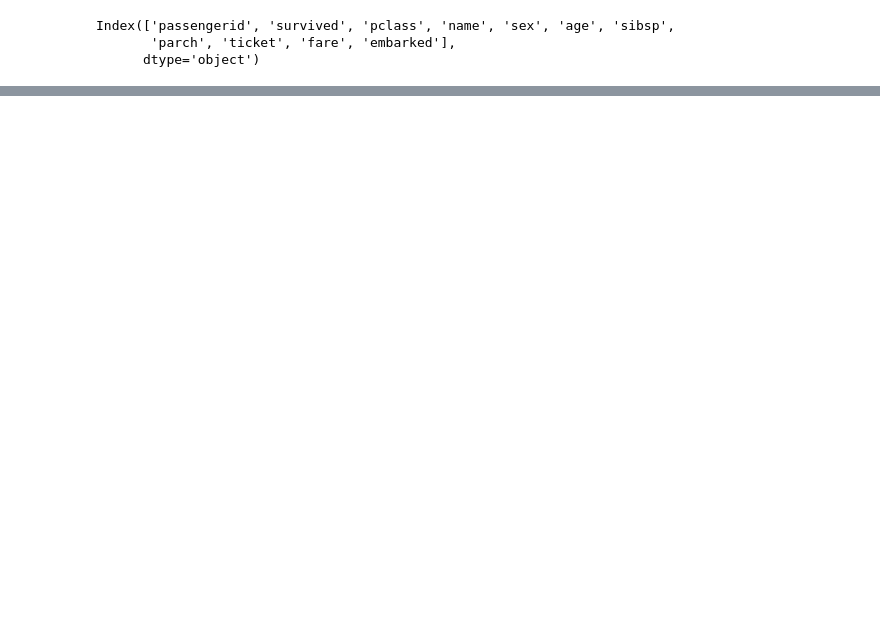
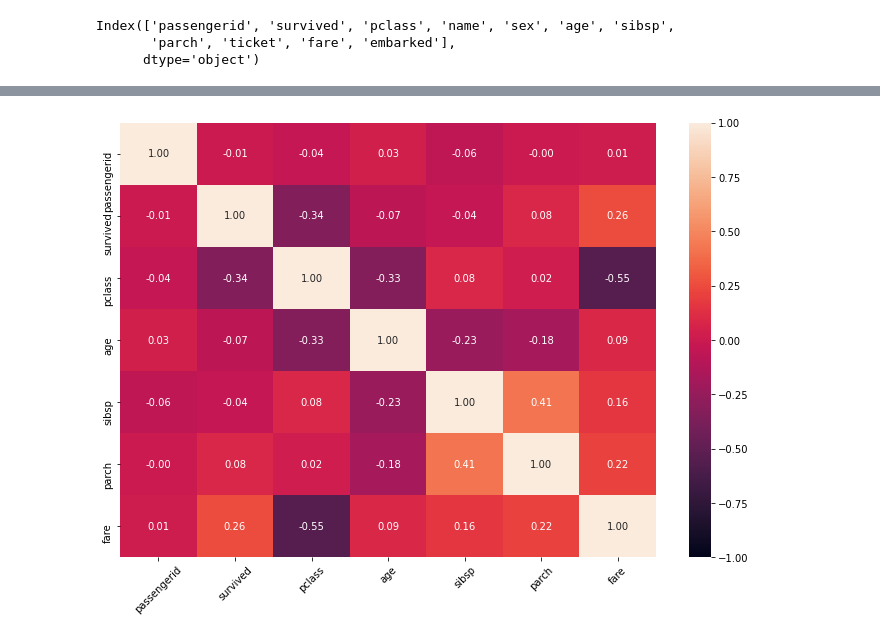
Before and after one commit to MEnesAkpinar/Titanic_Project_Prediction_with_ML, a Jupyter notebook: Titanic_Prediction_with_ML.ipynb, the cells around one changed output, grey strips where cells are left out. Saved outputs shown, nothing was run; the diff lists cells and outputs as text; code cells hidden in the pictures; blank space fills up the shorter version.

```diff
--- a/Titanic_Prediction_with_ML.ipynb
+++ b/Titanic_Prediction_with_ML.ipynb
@@ -634,0 +801,6 @@ train
+# %%
+plt.figure(figsize = (12,8))
+sns.heatmap (train.corr(), annot = True, fmt = '.2f', vmin = -1, vmax = 1)
+plt.xticks(rotation = 45);
+# %% [output]
+[figure, added]
```
Also changed, not shown: parts of 85 cells of this notebook.
